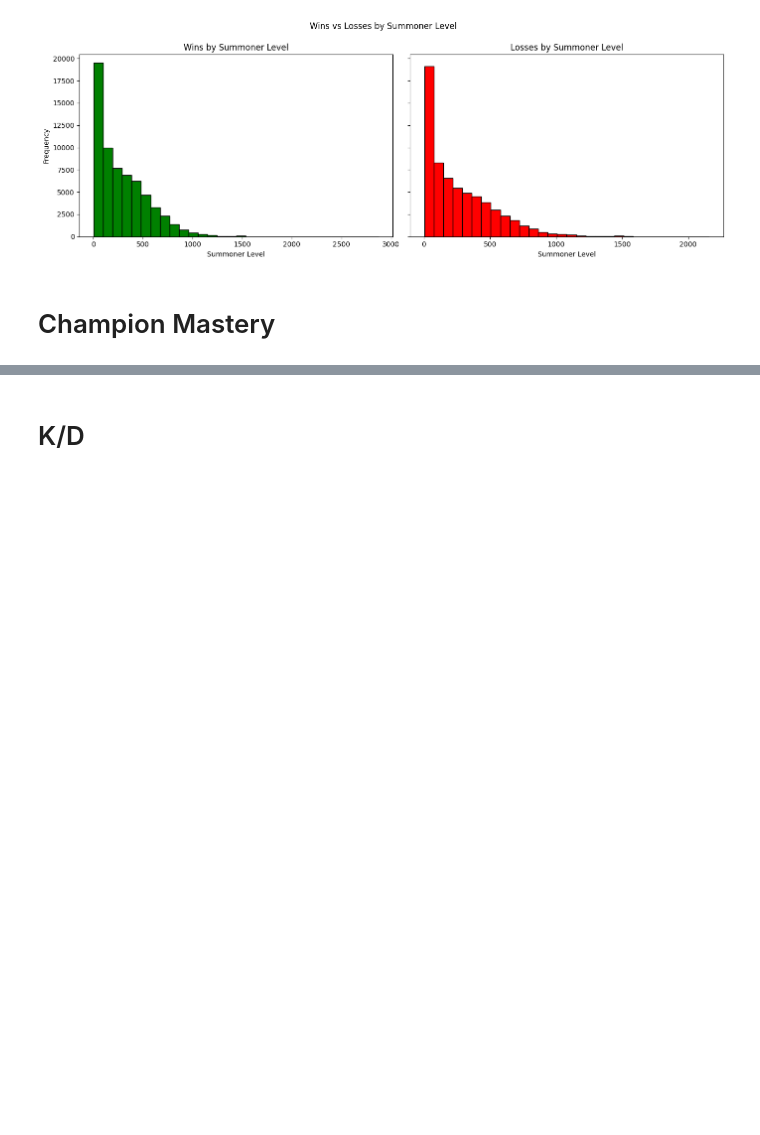
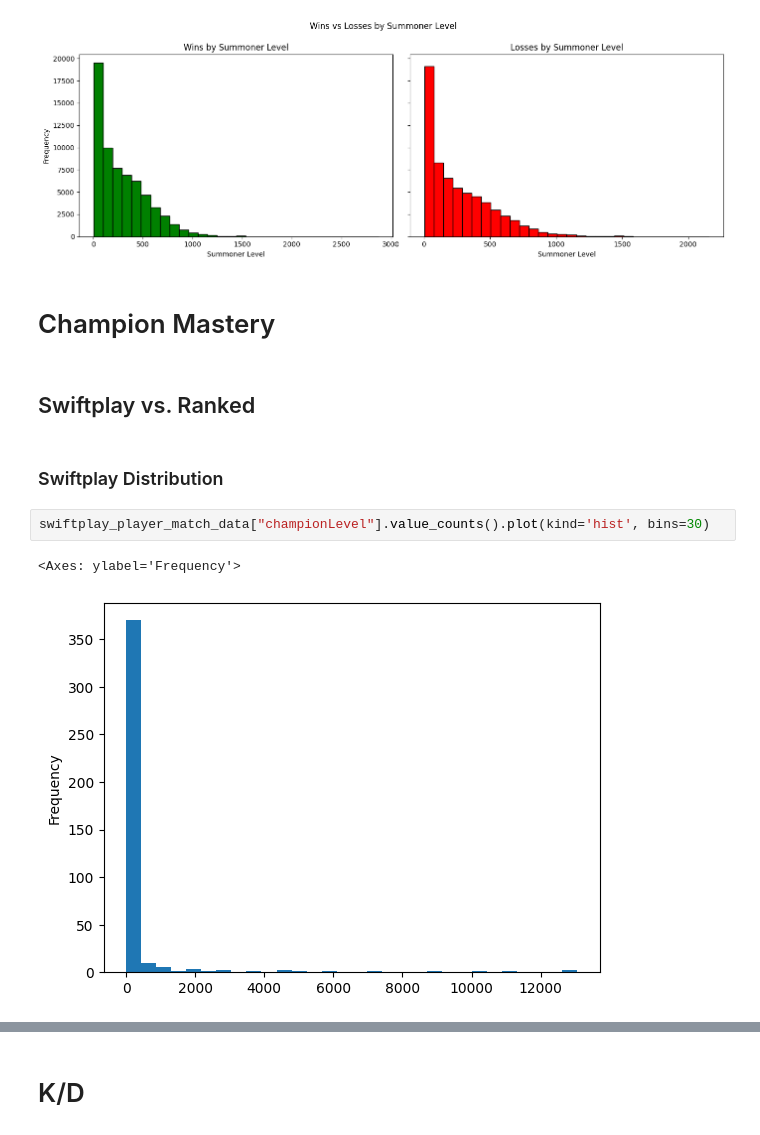
Before and after one commit to mdcUM/swiftplay-analysis, a Jupyter notebook: fairness_and_competitive_balance.ipynb, the cells around one changed output, grey strips where cells are left out. Saved outputs shown, nothing was run; the diff lists cells and outputs as text; blank space fills up the shorter version.

```diff
--- a/fairness_and_competitive_balance.ipynb
+++ b/fairness_and_competitive_balance.ipynb
@@ -133,3 +134,12 @@ plt.show()
 [figure]
 # %% [markdown]
 # Champion Mastery
+# %% [markdown]
+## Swiftplay vs. Ranked
+# %% [markdown]
+### Swiftplay Distribution
+# %%
+swiftplay_player_match_data["championLevel"].value_counts().plot(kind='hist', bins=30)
+# %% [output]
+<Axes: ylabel='Frequency'>
+[figure, added]
```
Also changed, not shown: parts of 46 cells of this notebook.
